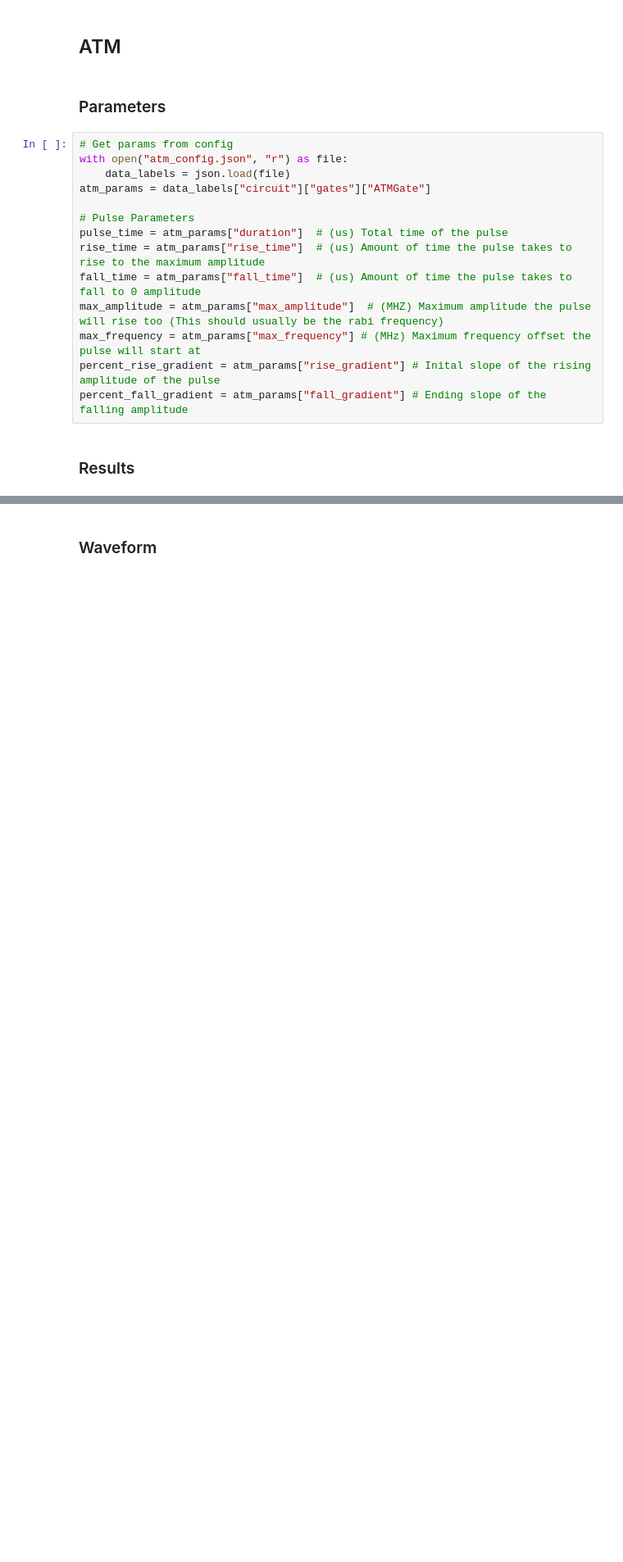
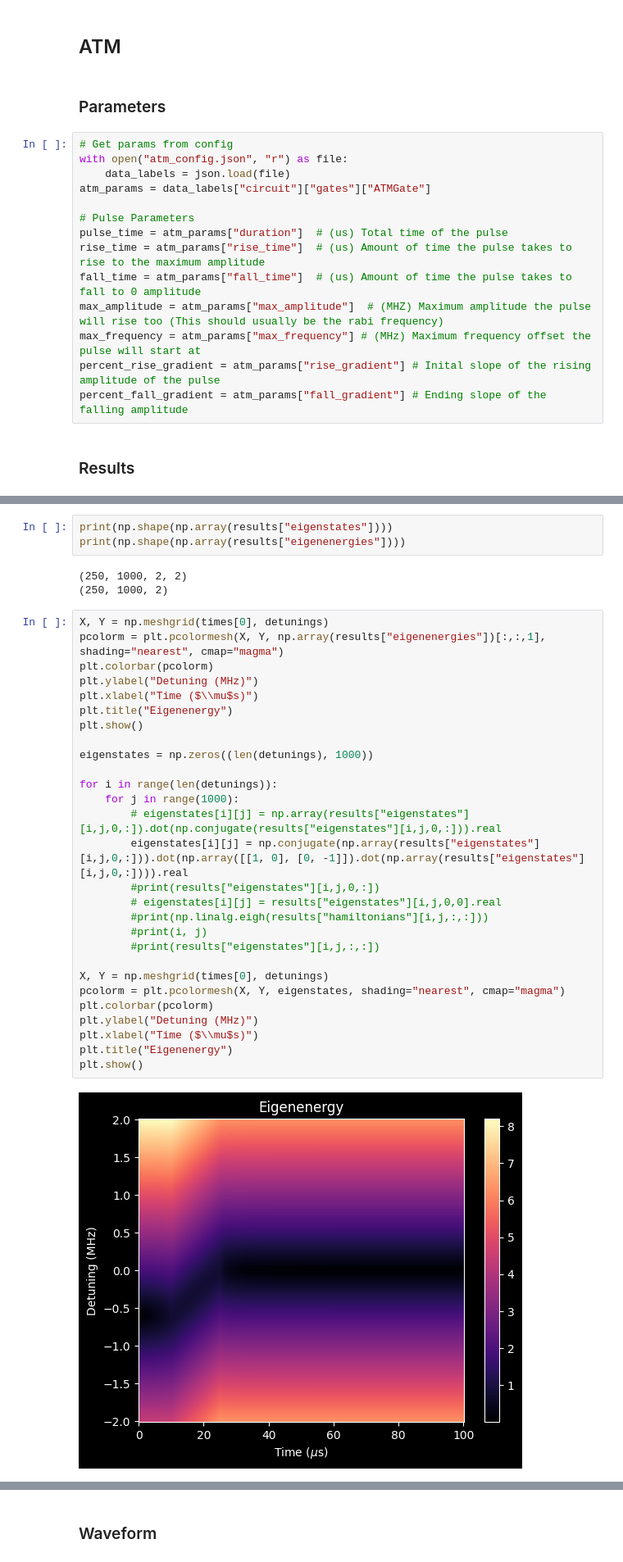
Before and after one commit to Slippery-Chickenz/qipQubitSimTools, a Jupyter notebook: examples/example.ipynb, the cells around one changed output, grey strips where cells are left out. Shown at 82% size. Saved outputs shown, nothing was run; the diff lists cells and outputs as text; blank space fills up the shorter version.

```diff
--- a/examples/example.ipynb
+++ b/examples/example.ipynb
@@ -76,0 +120,36 @@ waveform = f["waveform"]
+# %%
+print(np.shape(np.array(results["eigenstates"])))
+print(np.shape(np.array(results["eigenenergies"])))
+# %% [output]
+(250, 1000, 2, 2)
+(250, 1000, 2)
+# %%
+X, Y = np.meshgrid(times[0], detunings)
+pcolorm = plt.pcolormesh(X, Y, np.array(results["eigenenergies"])[:,:,1], shading="nearest", cmap="magma")
+plt.colorbar(pcolorm)
+plt.ylabel("Detuning (MHz)")
+plt.xlabel("Time ($\\mu$s)")
+plt.title("Eigenenergy")
+plt.show()
+
+eigenstates = np.zeros((len(detunings), 1000))
+
+for i in range(len(detunings)):
+    for j in range(1000):
+        # eigenstates[i][j] = np.array(results["eigenstates"][i,j,0,:]).dot(np.conjugate(results["eigenstates"][i,j,0,:])).real
+        eigenstates[i][j] = np.conjugate(np.array(results["eigenstates"][i,j,0,:])).dot(np.array([[1, 0], [0, -1]]).dot(np.array(results["eigenstates"][i,j,0,:]))).real
+        #print(results["eigenstates"][i,j,0,:])
+        # eigenstates[i][j] = results["eigenstates"][i,j,0,0].real
+        #print(np.linalg.eigh(results["hamiltonians"][i,j,:,:]))
+        #print(i, j)
+        #print(results["eigenstates"][i,j,:,:])
+
+X, Y = np.meshgrid(times[0], detunings)
+pcolorm = plt.pcolormesh(X, Y, eigenstates, shading="nearest", cmap="magma")
+plt.colorbar(pcolorm)
+plt.ylabel("Detuning (MHz)")
+plt.xlabel("Time ($\\mu$s)")
+plt.title("Eigenenergy")
+plt.show()
+# %% [output]
+[figure, added]
```
Also changed, not shown: parts of 10 cells of this notebook, 12 other files.
